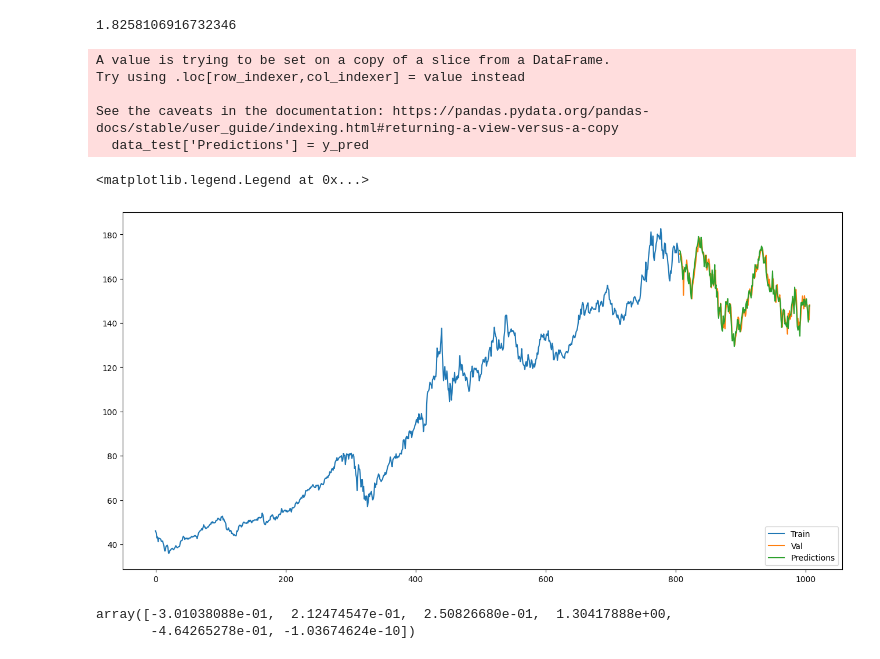
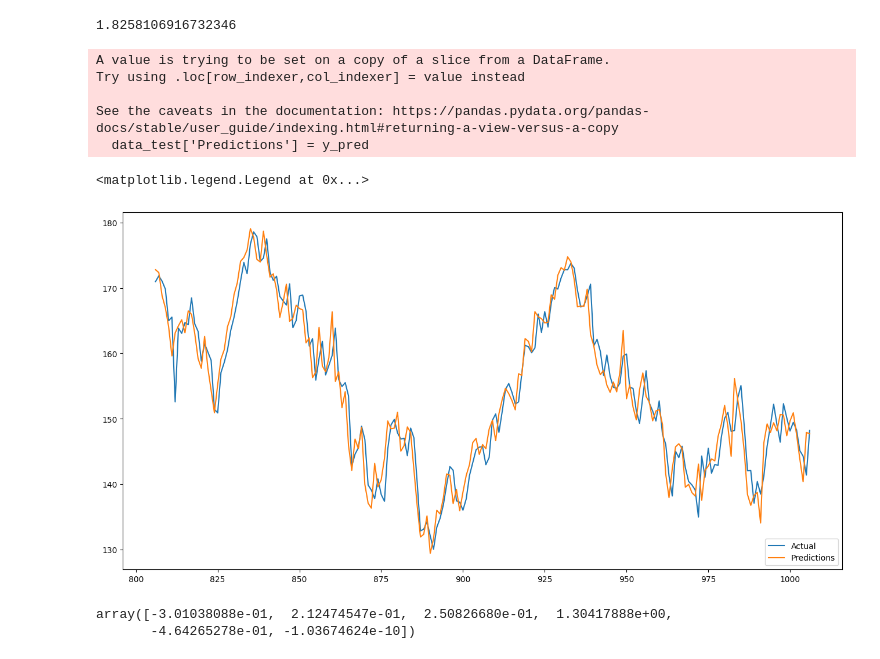
Before and after one commit to le-quoctrung/Introducrtion-to-Data-Science, a Jupyter notebook: LinearReg.ipynb, the cells around one changed output. Saved outputs shown, nothing was run; the diff lists cells and outputs as text; code cells hidden in the pictures.

```diff
--- a/LinearReg.ipynb
+++ b/LinearReg.ipynb
@@ -73,17 +73,17 @@ print(rmse)
 # %%
 plt.figure(figsize=(16,8))
 data_test['Predictions'] = y_pred
-plt.plot(data_train['Open'])
+#plt.plot(data_train['Open'])
 plt.plot(data_test[['Open', 'Predictions']])
-plt.legend(['Train', 'Val', 'Predictions'], loc='lower right')
+plt.legend(['Actual', 'Predictions'], loc='lower right')
 # %% [output]
 A value is trying to be set on a copy of a slice from a DataFrame.
 Try using .loc[row_indexer,col_indexer] = value instead
 
 See the caveats in the documentation: https://pandas.pydata.org/pandas-docs/stable/user_guide/indexing.html#returning-a-view-versus-a-copy
   data_test['Predictions'] = y_pred
 <matplotlib.legend.Legend at 0x...>
-[figure, old version]
+[figure, new version]
 # %%
 LR.coef_
 # %% [output]
```
Also changed, not shown: parts of 3 cells of this notebook.
